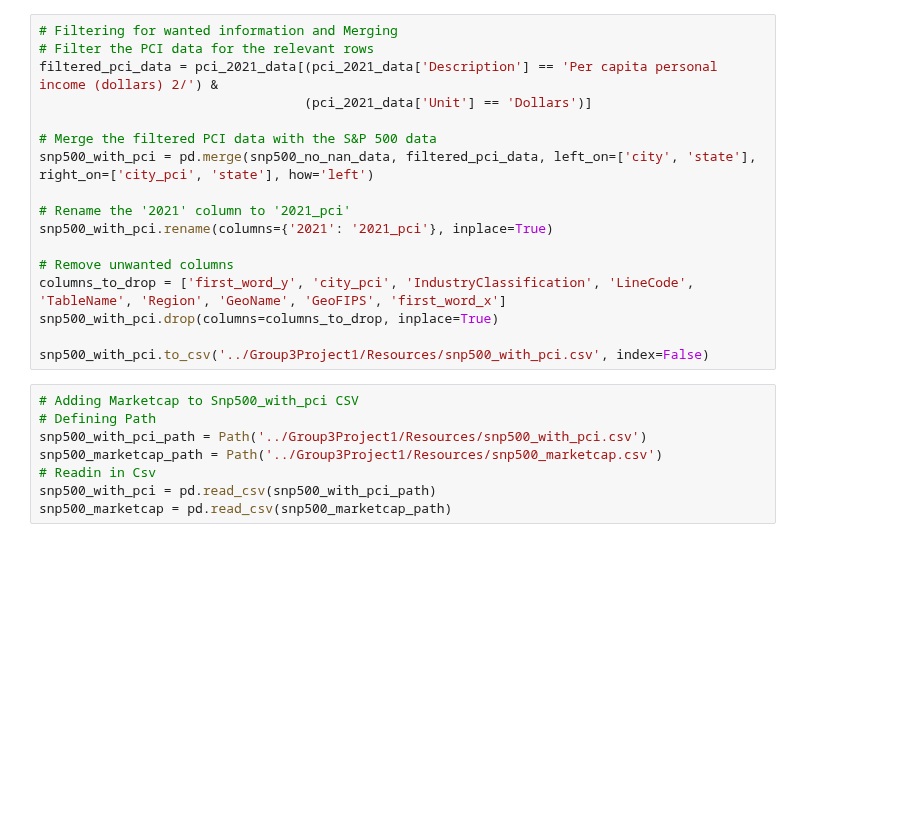
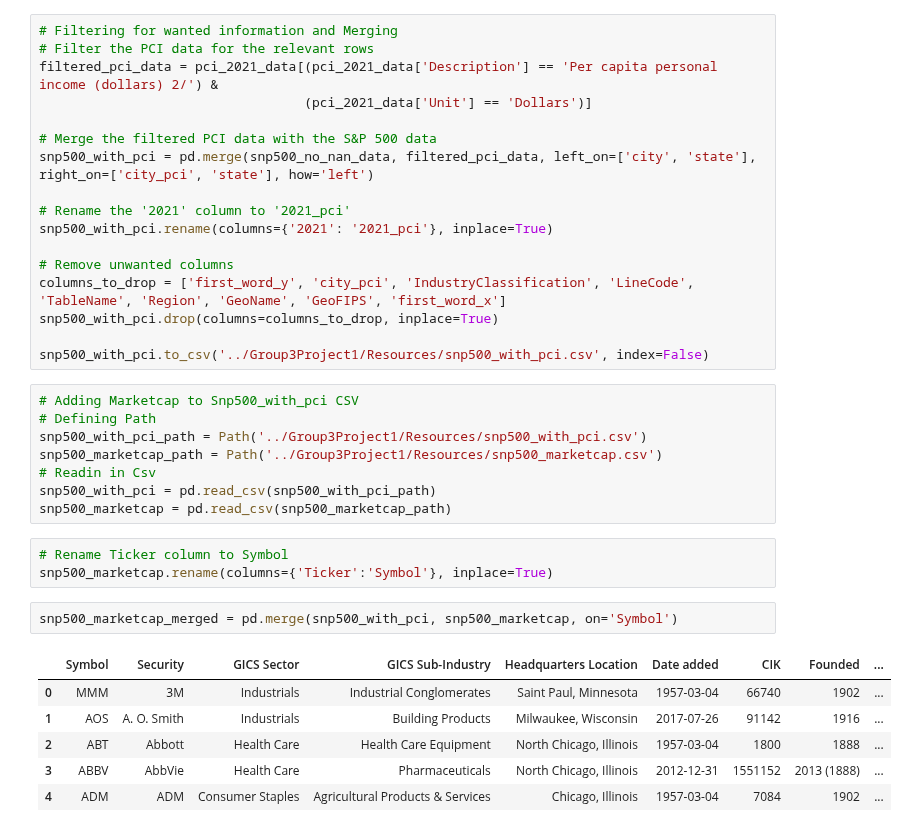
Before and after one commit to MontgomeryG/Group3Project1, a Jupyter notebook: DataCleaning.ipynb, the cells around one changed output. Cells and saved outputs as stored; diff of their text form; blank space fills up the shorter version.

Commit message:
Merge snp500_with_pci with snp500_marketcap dataset on symbol column

```diff
--- a/DataCleaning.ipynb
+++ b/DataCleaning.ipynb
@@ -200,3 +200,15 @@ snp500_marketcap_path = Path('../Group3Project1/Resources/snp500_marketcap.csv')
 # Readin in Csv
 snp500_with_pci = pd.read_csv(snp500_with_pci_path)
 snp500_marketcap = pd.read_csv(snp500_marketcap_path)
+# %%
+# Rename Ticker column to Symbol
+snp500_marketcap.rename(columns={'Ticker':'Symbol'}, inplace=True)
+# %%
+snp500_marketcap_merged = pd.merge(snp500_with_pci, snp500_marketcap, on='Symbol')
+# %% [output]
+|  | Symbol | Security | GICS Sector | GICS Sub-Industry | Headquarters Location | Date added | CIK | Founded | ... |
+| 0 | MMM | 3M | Industrials | Industrial Conglomerates | Saint Paul, Minnesota | 1957-03-04 | 66740 | 1902 | ... |
+| 1 | AOS | A. O. Smith | Industrials | Building Products | Milwaukee, Wisconsin | 2017-07-26 | 91142 | 1916 | ... |
+| 2 | ABT | Abbott | Health Care | Health Care Equipment | North Chicago, Illinois | 1957-03-04 | 1800 | 1888 | ... |
+| 3 | ABBV | AbbVie | Health Care | Pharmaceuticals | North Chicago, Illinois | 2012-12-31 | 1551152 | 2013 (1888) | ... |
+| 4 | ADM | ADM | Consumer Staples | Agricultural Products & Services | Chicago, Illinois | 1957-03-04 | 7084 | 1902 | ... |
```
Also changed, not shown: parts of 3 cells of this notebook.
